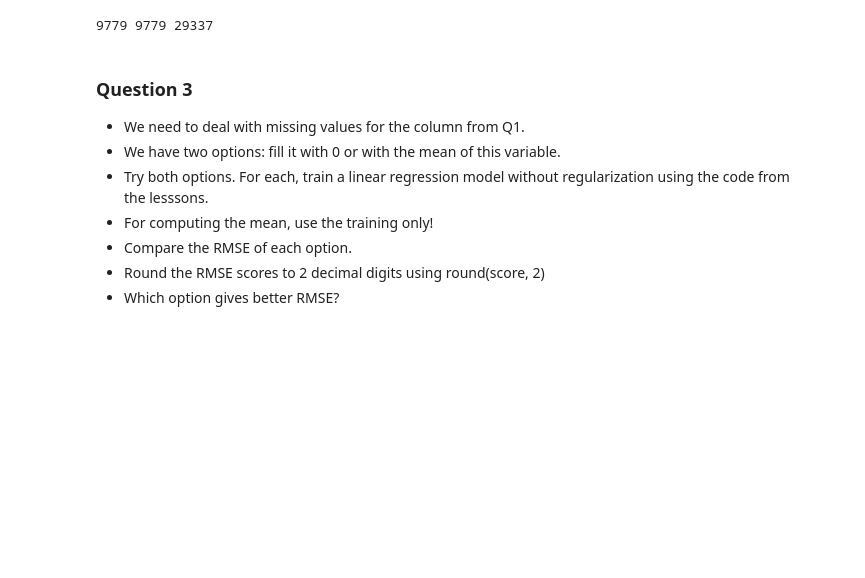
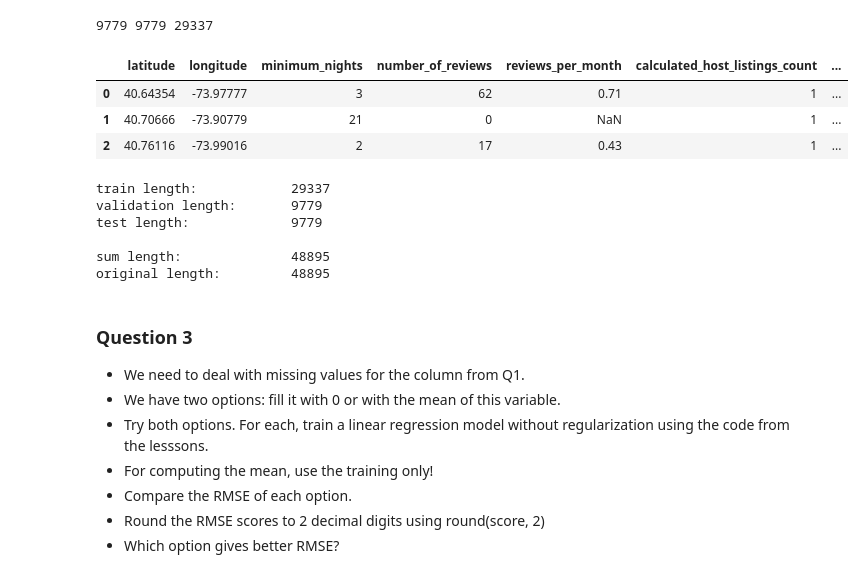
Before and after one commit to RCSnyder/machine-learning-zoom-camp, a Jupyter notebook: src/Chapters/02-regression/Session 2 Homework regression apartment price prediction.ipynb, the cells around one changed output. Cells and saved outputs as stored; diff of their text form; code cells hidden in the pictures; blank space fills up the shorter version.

```diff
--- a/src/Chapters/02-regression/Session 2 Homework regression apartment price prediction.ipynb
+++ b/src/Chapters/02-regression/Session 2 Homework regression apartment price prediction.ipynb
@@ -141,0 +145,10 @@ df_shuffle = df.sample(frac = 1)
+# %%
+# shuffle data and reset index
+df_shuffle = df.sample(frac = 1, random_state = seed)
+df_shuffle.reset_index(drop=True, inplace=True)
+df_shuffle.head(3)
+# %% [output]
+|  | latitude | longitude | minimum_nights | number_of_reviews | reviews_per_month | calculated_host_listings_count | ... |
+| 0 | 40.64354 | -73.97777 | 3 | 62 | 0.71 | 1 | ... |
+| 1 | 40.70666 | -73.90779 | 21 | 0 | NaN | 1 | ... |
+| 2 | 40.76116 | -73.99016 | 2 | 17 | 0.43 | 1 | ... |
@@ -141,0 +161,15 @@ df_shuffle = df.sample(frac = 1)
+# %%
+# proof of lengths matching
+print("train length:\t\t", len(df_train_x))
+print("validation length:\t", len(df_val_x))
+print("test length:\t\t", len(df_test_x))
+print()
+print("sum length:\t\t", len(df_train_x)+len(df_val_x)+len(df_test_x))
+print("original length:\t", len(df_shuffle))
+# %% [output]
+train length:            29337
+validation length:       9779
+test length:             9779
+
+sum length:              48895
+original length:         48895
```
Also changed, not shown: parts of 11 cells of this notebook.
